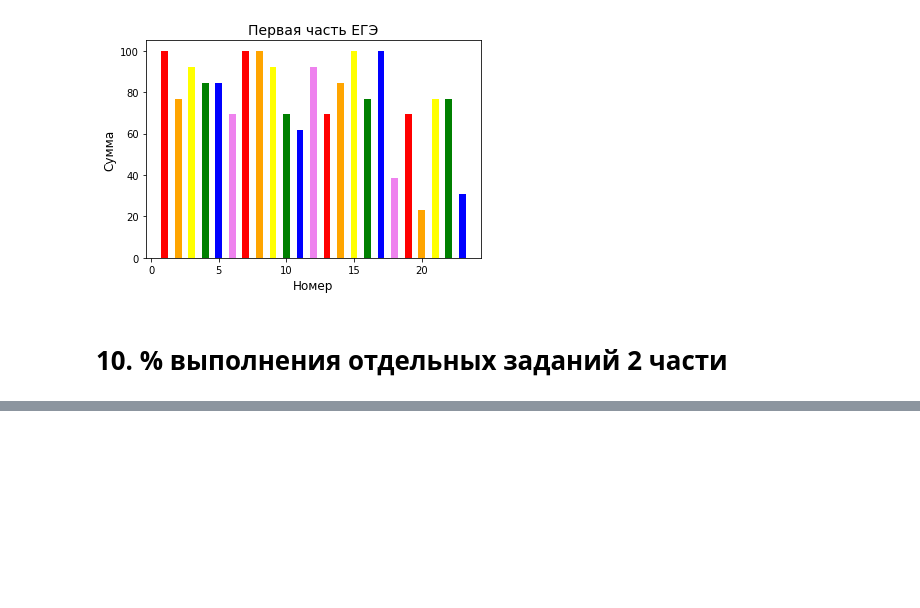
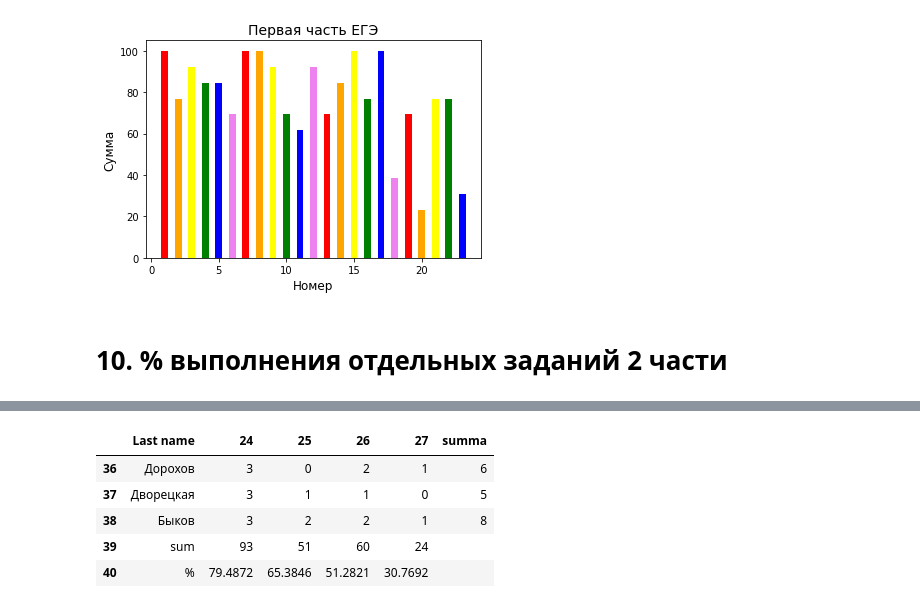
Before and after one commit to alex3287/conference, a Jupyter notebook: ai-2019_Kemerovo/ege_2.5.ipynb, the cells around one changed output, grey strips where cells are left out. Cells and saved outputs as stored; diff of their text form; code cells hidden in the pictures; blank space fills up the shorter version.

```diff
--- a/ai-2019_Kemerovo/ege_2.5.ipynb
+++ b/ai-2019_Kemerovo/ege_2.5.ipynb
@@ -199,0 +286,13 @@ table2.to_excel('analytics.xlsx')
+# %%
+# тут не работает
+# функция max расчитывает самый большой балл в столбце
+B = [(i * 100 / row / max(1,max(df3[str(j)][:-1])))  for j, i in enumerate (df3.loc[row][1:-1],left)]
+df3.loc[row+1] = ['%']+[j for j in B]+[' ']
+df3[-5:]
+# %% [output]
+|  | Last name | 24 | 25 | 26 | 27 | summa |
+| 36 | Дорохов | 3 | 0 | 2 | 1 | 6 |
+| 37 | Дворецкая | 3 | 1 | 1 | 0 | 5 |
+| 38 | Быков | 3 | 2 | 2 | 1 | 8 |
+| 39 | sum | 93 | 51 | 60 | 24 |  |
+| 40 | % | 79.4872 | 65.3846 | 51.2821 | 30.7692 |  |
```
Also changed, not shown: parts of 21 cells of this notebook.
